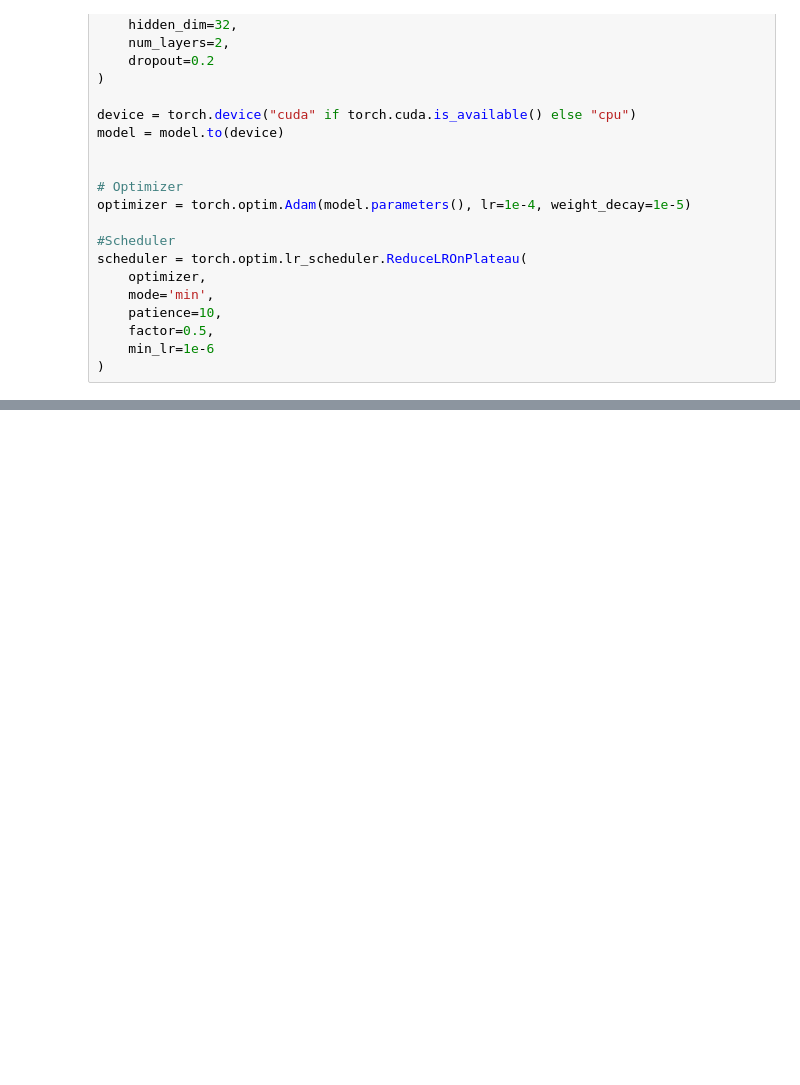
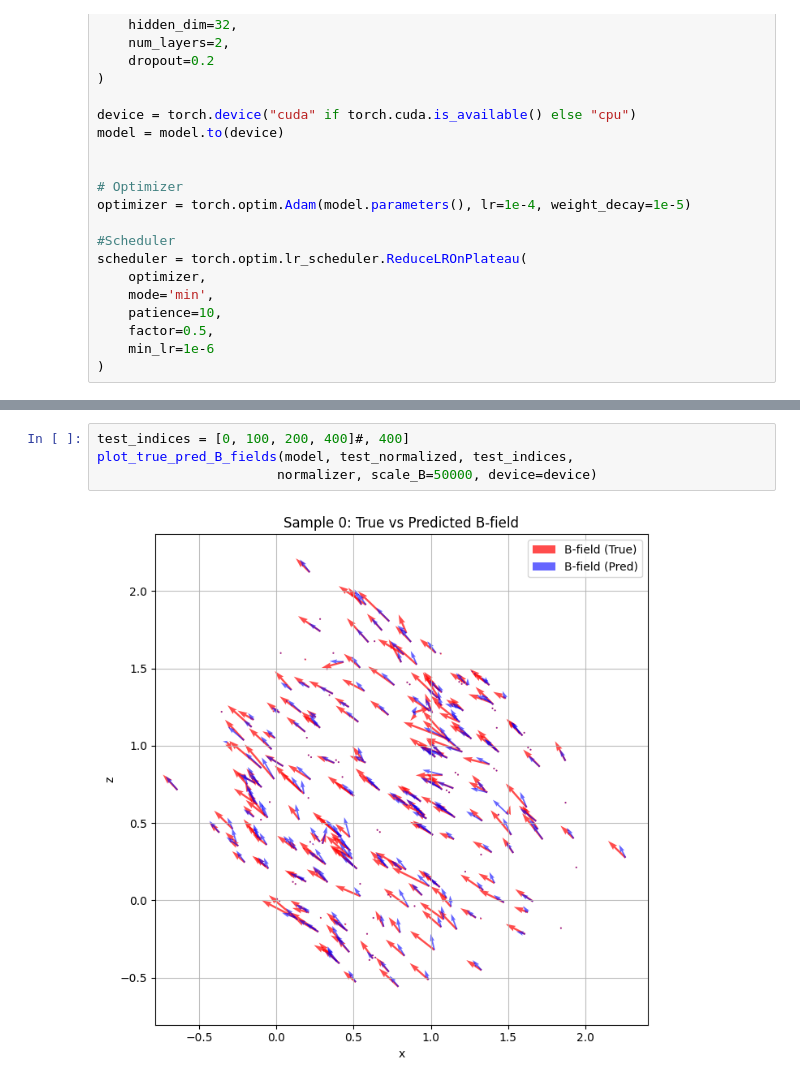
Before and after one commit to oskareriksandelin/p30gnn, a Jupyter notebook: baseline_gnn.ipynb, the cells around one changed output, grey strips where cells are left out. Drawn from its saved outputs; the diff is of its cells as text; blank space fills up the shorter version.

```diff
--- a/baseline_gnn.ipynb
+++ b/baseline_gnn.ipynb
@@ -108,0 +234,6 @@ print(f"Test MSE Loss: {test_loss:.6f}")
+# %%
+test_indices = [0, 100, 200, 400]#, 400]
+plot_true_pred_B_fields(model, test_normalized, test_indices,
+                       normalizer, scale_B=50000, device=device)
+# %% [output]
+[figure, added]
```
Also changed, not shown: parts of 13 cells of this notebook, 5 other files.
